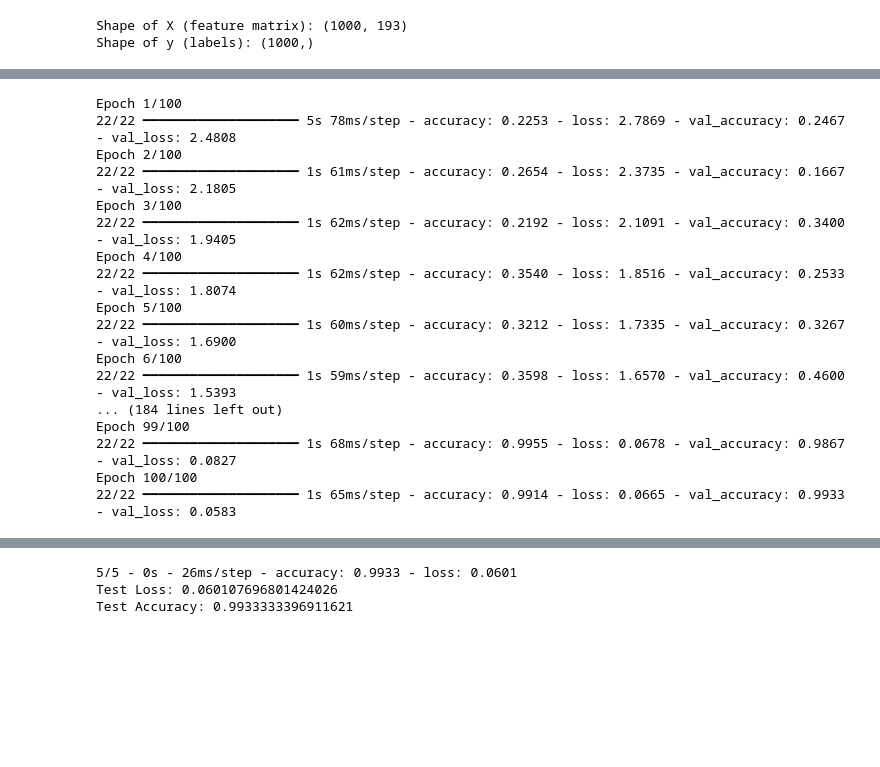
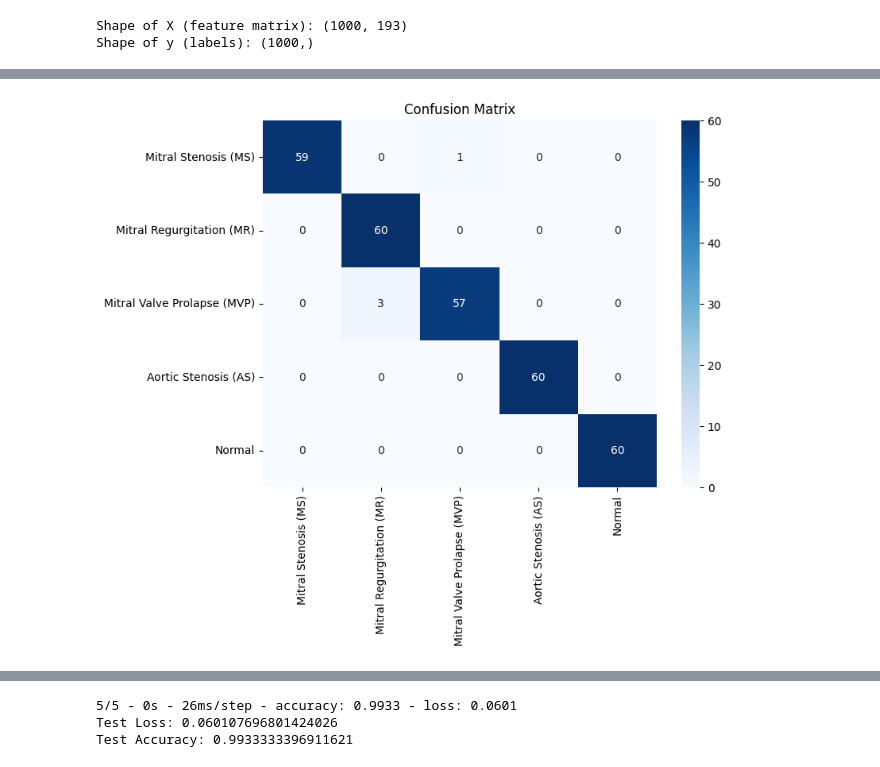
Before and after one commit to satyakarthikeya/Heart_sound_classfication, a Jupyter notebook: cnn_lstm_model.ipynb, the cells around one changed output, grey strips where cells are left out. Saved outputs shown, nothing was run; the diff lists cells and outputs as text; code cells hidden in the pictures; blank space fills up the shorter version.

Commit message:
Implement model training and evaluation scripts

```diff
--- a/cnn_lstm_model.ipynb
+++ b/cnn_lstm_model.ipynb
@@ -204,24 +258,21 @@ Model: "functional_17"
-# %%
-history = model.fit(X_train_reshaped, y_train,
-                    validation_data=(X_val_reshaped, y_val),
-                    epochs=100,
-                    batch_size=32,
-                    verbose=1)
-# %% [output]
-Epoch 1/100
-22/22 ━━━━━━━━━━━━━━━━━━━━ 5s 78ms/step - accuracy: 0.2253 - loss: 2.7869 - val_accuracy: 0.2467 - val_loss: 2.4808
-Epoch 2/100
-22/22 ━━━━━━━━━━━━━━━━━━━━ 1s 61ms/step - accuracy: 0.2654 - loss: 2.3735 - val_accuracy: 0.1667 - val_loss: 2.1805
-Epoch 3/100
-22/22 ━━━━━━━━━━━━━━━━━━━━ 1s 62ms/step - accuracy: 0.2192 - loss: 2.1091 - val_accuracy: 0.3400 - val_loss: 1.9405
-Epoch 4/100
-22/22 ━━━━━━━━━━━━━━━━━━━━ 1s 62ms/step - accuracy: 0.3540 - loss: 1.8516 - val_accuracy: 0.2533 - val_loss: 1.8074
-Epoch 5/100
-22/22 ━━━━━━━━━━━━━━━━━━━━ 1s 60ms/step - accuracy: 0.3212 - loss: 1.7335 - val_accuracy: 0.3267 - val_loss: 1.6900
-Epoch 6/100
-22/22 ━━━━━━━━━━━━━━━━━━━━ 1s 59ms/step - accuracy: 0.3598 - loss: 1.6570 - val_accuracy: 0.4600 - val_loss: 1.5393
-... (184 lines left out)
-Epoch 99/100
-22/22 ━━━━━━━━━━━━━━━━━━━━ 1s 68ms/step - accuracy: 0.9955 - loss: 0.0678 - val_accuracy: 0.9867 - val_loss: 0.0827
-Epoch 100/100
-22/22 ━━━━━━━━━━━━━━━━━━━━ 1s 65ms/step - accuracy: 0.9914 - loss: 0.0665 - val_accuracy: 0.9933 - val_loss: 0.0583
+# %%
+# Train the model
+history = model.fit(
+    X_train_reshaped, y_train,
+    validation_data=(X_test_reshaped, y_test),
+    epochs=150,
+    batch_size=64,
+    callbacks=[early_stopping, model_checkpoint],
+    verbose=1
+)
+
+# Evaluate the model and print confusion matrix
+y_pred = model.predict(X_test_reshaped)
+cm = confusion_matrix(y_test, np.argmax(y_pred, axis=1))
+
+# Plot the confusion matrix
+plt.figure(figsize=(8, 6))
+sns.heatmap(cm, annot=True, fmt='d', cmap='Blues', xticklabels=data.keys(), yticklabels=data.keys())
+plt.title("Confusion Matrix")
+plt.show()
+# %% [output]
@@ -228,3 +296,4 @@ Epoch 100/100
+[figure, added]
 # %%
 test_loss, test_accuracy = model.evaluate(X_test_reshaped, y_test, verbose=2)
 print(f"Test Loss: {test_loss}")
```
Also changed, not shown: parts of 13 cells of this notebook, 2 other files.
